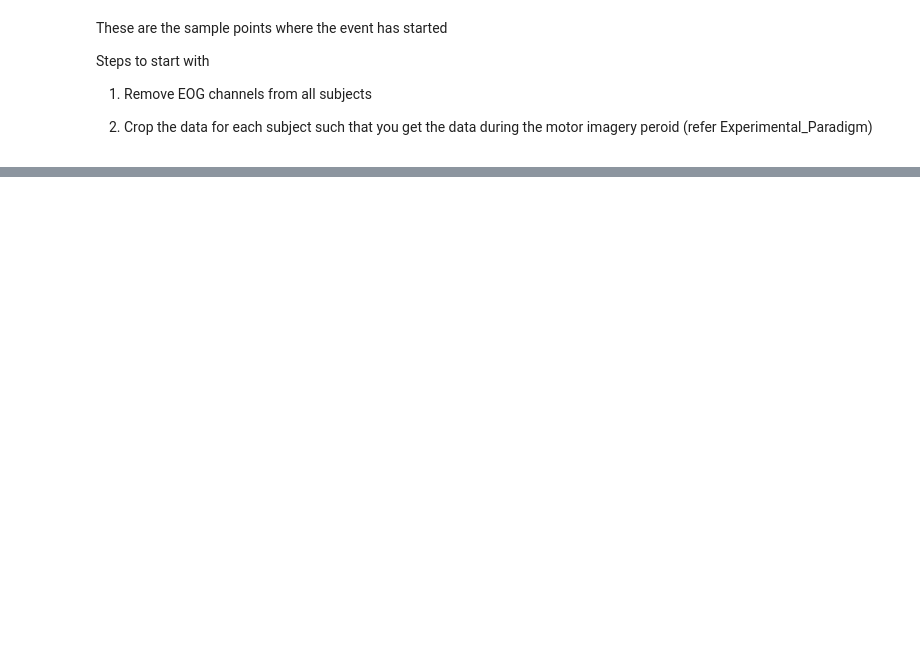
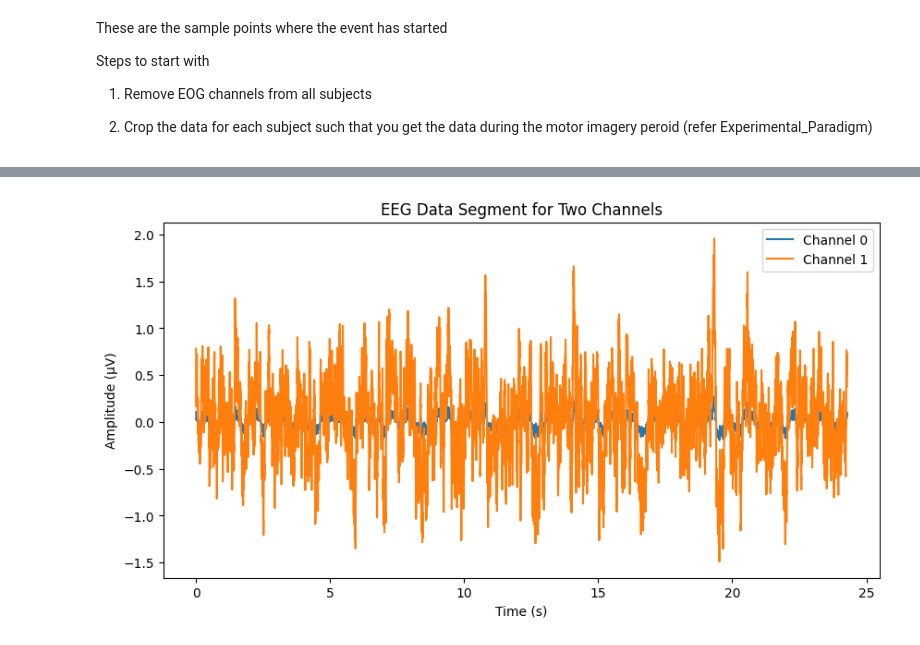
Before and after one commit to VirajJaneja/VinjamuriEEGProject, a Jupyter notebook: Clean_EEG.ipynb, the cells around one changed output, grey strips where cells are left out. Cells and saved outputs as stored; diff of their text form; code cells hidden in the pictures; blank space fills up the shorter version.

```diff
--- a/Clean_EEG.ipynb
+++ b/Clean_EEG.ipynb
@@ -175,0 +207,24 @@ print((subjectData['subject02']['etyp']))
+# %%
+subject = f'subject{1:02d}'
+eeg_data = preprocess_subject_data(subjectData[subject])
+
+# Extract a segment of the first two channels (0 and 1) between the right-hand motor imagery events
+temp2 = eeg_data[:, :2]  # Select channels 0 and 1
+start, end = right[0], right[1]
+segment_of_temp2 = temp2[start:end, :]  # Get the segment for both channels
+
+# Create a time axis in seconds
+FS = 250  # Sampling rate in Hz
+time_axis = np.arange(0, len(segment_of_temp2)) / FS
+
+# Plot the two channels
+plt.figure(figsize=(10, 5))
+plt.plot(time_axis, segment_of_temp2[:, 0], label="Channel 0")  # Plot channel 0
+plt.plot(time_axis, segment_of_temp2[:, 1], label="Channel 1")  # Plot channel 1
+plt.xlabel('Time (s)')
+plt.ylabel('Amplitude (µV)')
+plt.title("EEG Data Segment for Two Channels")
+plt.legend()  # Show legend to identify channels
+plt.show()
+# %% [output]
+[figure, added]
```
Also changed, not shown: parts of 7 cells of this notebook.
